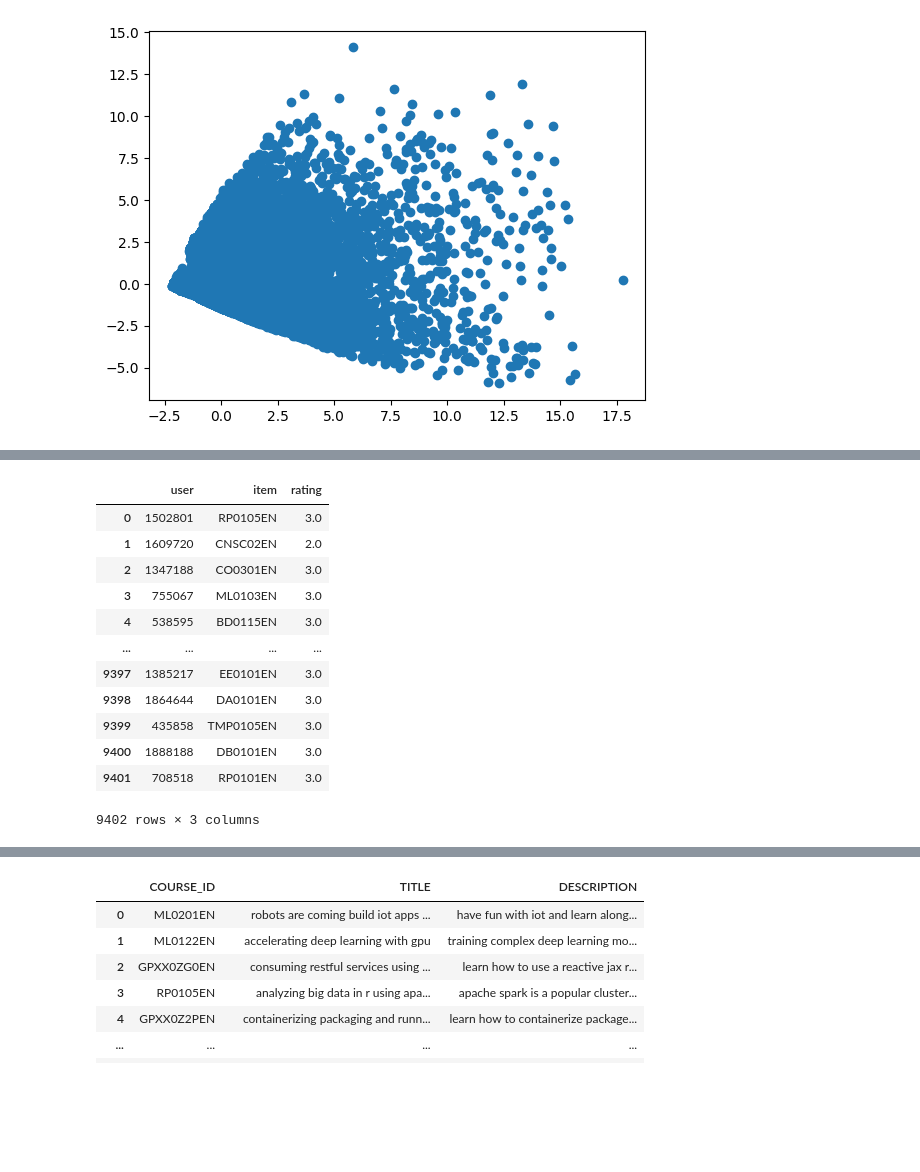
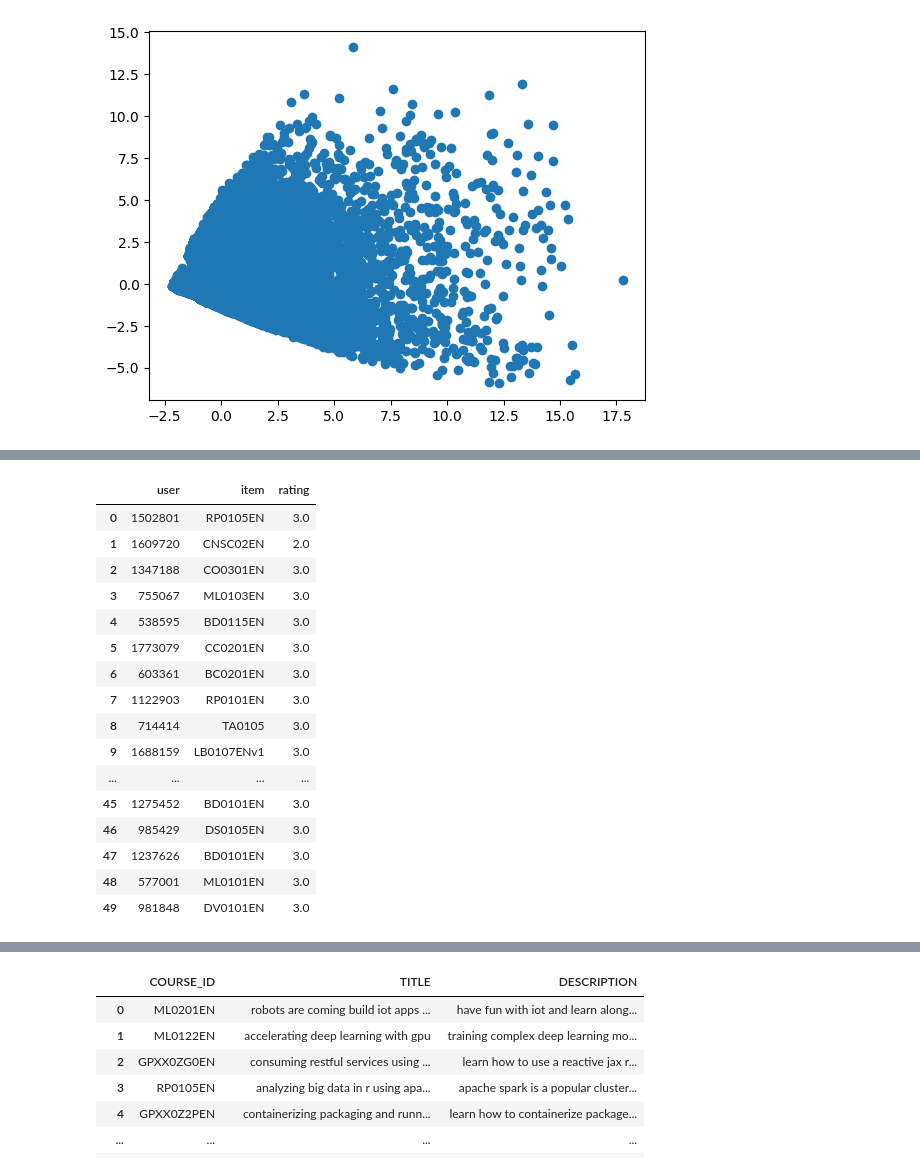
Before and after one commit to sahilsasane/recommender-app, a Jupyter notebook: content_clustering.ipynb, the cells around one changed output, grey strips where cells are left out. Cells and saved outputs as stored; diff of their text form; code cells hidden in the pictures; blank space fills up the shorter version.

```diff
--- a/content_clustering.ipynb
+++ b/content_clustering.ipynb
@@ -244,21 +232,25 @@ clustered_users = user_ids.join(pd.DataFrame(km.labels_))
 # %%
 test_user_url = "https://cf-courses-data.s3.us.cloud-object-storage.appdomain.cloud/IBM-ML321EN-SkillsNetwork/labs/datasets/rs_content_test.csv"
 test_users_df = pd.read_csv(test_user_url)
-test_users_df
+test_users_df.head(50)
 # %% [output]
 |  | user | item | rating |
 | 0 | 1502801 | RP0105EN | 3.0 |
 | 1 | 1609720 | CNSC02EN | 2.0 |
 | 2 | 1347188 | CO0301EN | 3.0 |
 | 3 | 755067 | ML0103EN | 3.0 |
 | 4 | 538595 | BD0115EN | 3.0 |
+| 5 | 1773079 | CC0201EN | 3.0 |
+| 6 | 603361 | BC0201EN | 3.0 |
+| 7 | 1122903 | RP0101EN | 3.0 |
+| 8 | 714414 | TA0105 | 3.0 |
+| 9 | 1688159 | LB0107ENv1 | 3.0 |
 | ... | ... | ... | ... |
-| 9397 | 1385217 | EE0101EN | 3.0 |
-| 9398 | 1864644 | DA0101EN | 3.0 |
-| 9399 | 435858 | TMP0105EN | 3.0 |
-| 9400 | 1888188 | DB0101EN | 3.0 |
-| 9401 | 708518 | RP0101EN | 3.0 |
+| 45 | 1275452 | BD0101EN | 3.0 |
+| 46 | 985429 | DS0105EN | 3.0 |
+| 47 | 1237626 | BD0101EN | 3.0 |
+| 48 | 577001 | ML0101EN | 3.0 |
+| 49 | 981848 | DV0101EN | 3.0 |
-9402 rows × 3 columns
 # %%
 test_users_df = test_users_df[['user','item']]
 labelled = pd.merge(test_users_df,cluster_df,left_on='user',right_on='user')
```
Also changed, not shown: parts of 18 cells of this notebook, 1 other file.
